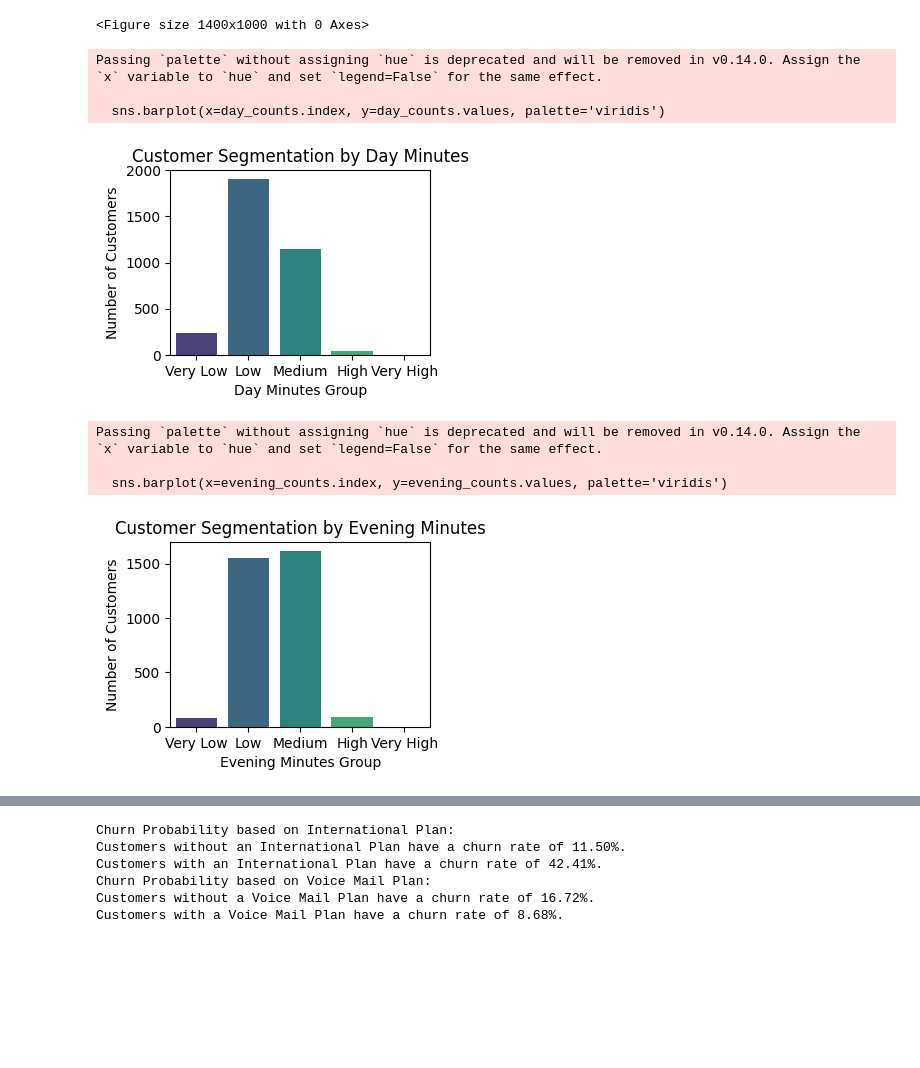
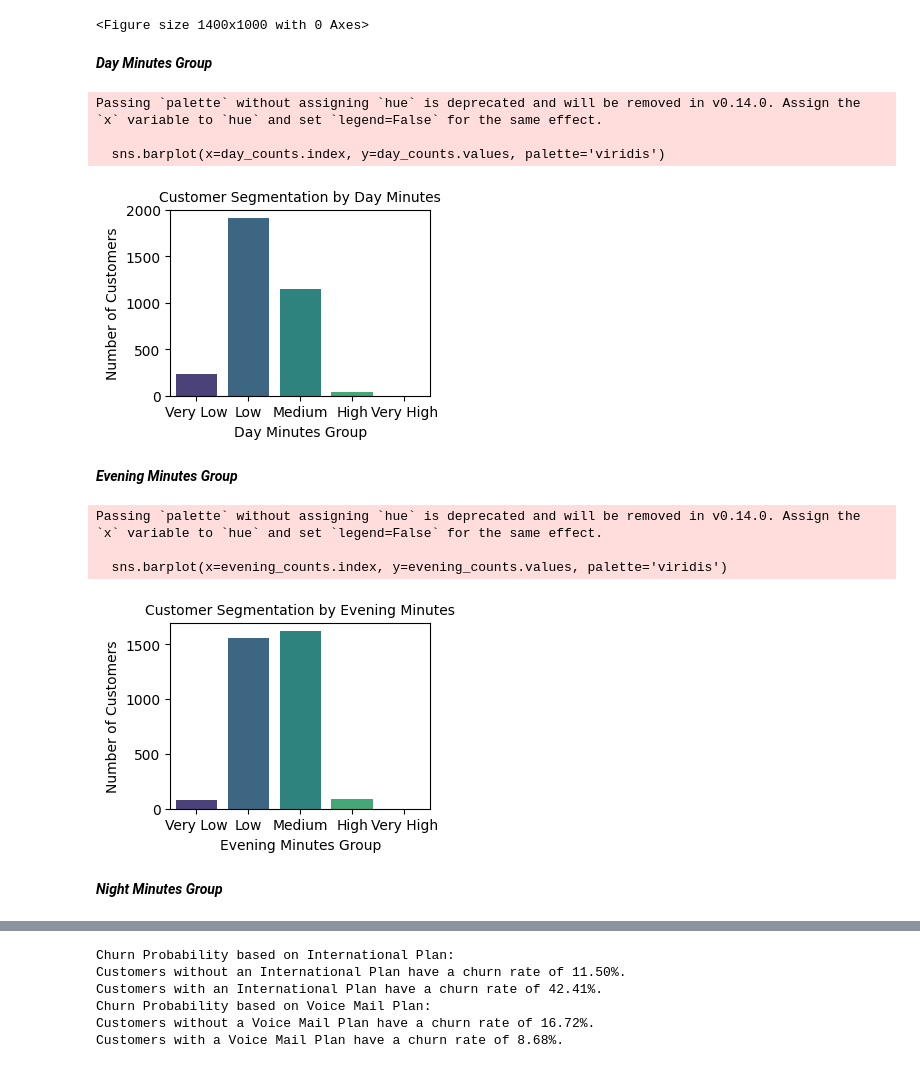
Before and after one commit to Tarannum-Samiha/Telecom-Churn-Analysis, a Jupyter notebook: Telecom_Churn.ipynb, the cells around one changed output, grey strips where cells are left out. Cells and saved outputs as stored; diff of their text form; code cells hidden in the pictures; blank space fills up the shorter version.

```diff
--- a/Telecom_Churn.ipynb
+++ b/Telecom_Churn.ipynb
@@ -57,28 +57,30 @@ plt.figure(figsize=(14, 10))
 # %% [output]
 <Figure size 1400x1000 with 0 Axes>
 <Figure size 1400x1000 with 0 Axes>
+# %% [markdown]
+***Day Minutes Group***
 # %%
-#Day Minutes Group
 plt.subplot(2, 2, 1)
 day_counts = df['Day Minutes Group'].value_counts().reindex(usage_groups, fill_value=0)
 sns.barplot(x=day_counts.index, y=day_counts.values, palette='viridis')
-plt.title('Customer Segmentation by Day Minutes')
+plt.title('Customer Segmentation by Day Minutes', fontsize=10)
 plt.xlabel('Day Minutes Group')
 plt.ylabel('Number of Customers')
 
 plt.tight_layout()
 plt.show()
 # %% [output]
 Passing `palette` without assigning `hue` is deprecated and will be removed in v0.14.0. Assign the `x` variable to `hue` and set `legend=False` for the same effect.
 
   sns.barplot(x=day_counts.index, y=day_counts.values, palette='viridis')
-[figure, old version]
+[figure, new version]
+# %% [markdown]
+***Evening Minutes Group***
 # %%
-#Evening Minutes Group
 plt.subplot(2, 2, 2)
 evening_counts = df['Evening Minutes Group'].value_counts().reindex(usage_groups, fill_value=0)
 sns.barplot(x=evening_counts.index, y=evening_counts.values, palette='viridis')
-plt.title('Customer Segmentation by Evening Minutes')
+plt.title('Customer Segmentation by Evening Minutes', fontsize=10)
 plt.xlabel('Evening Minutes Group')
 plt.ylabel('Number of Customers')
 
@@ -88,5 +90,7 @@ plt.show()
 Passing `palette` without assigning `hue` is deprecated and will be removed in v0.14.0. Assign the `x` variable to `hue` and set `legend=False` for the same effect.
 
   sns.barplot(x=evening_counts.index, y=evening_counts.values, palette='viridis')
-[figure, old version]
+[figure, new version]
+# %% [markdown]
+***Night Minutes Group***
 # %%
```
Also changed, not shown: parts of 9 cells of this notebook.
